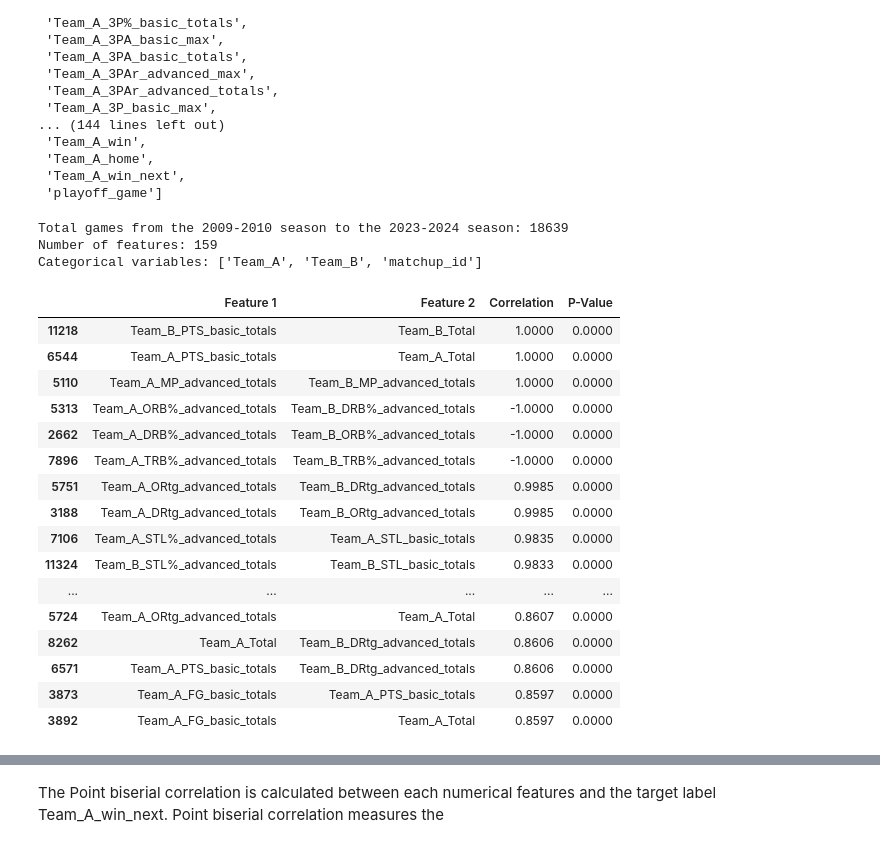
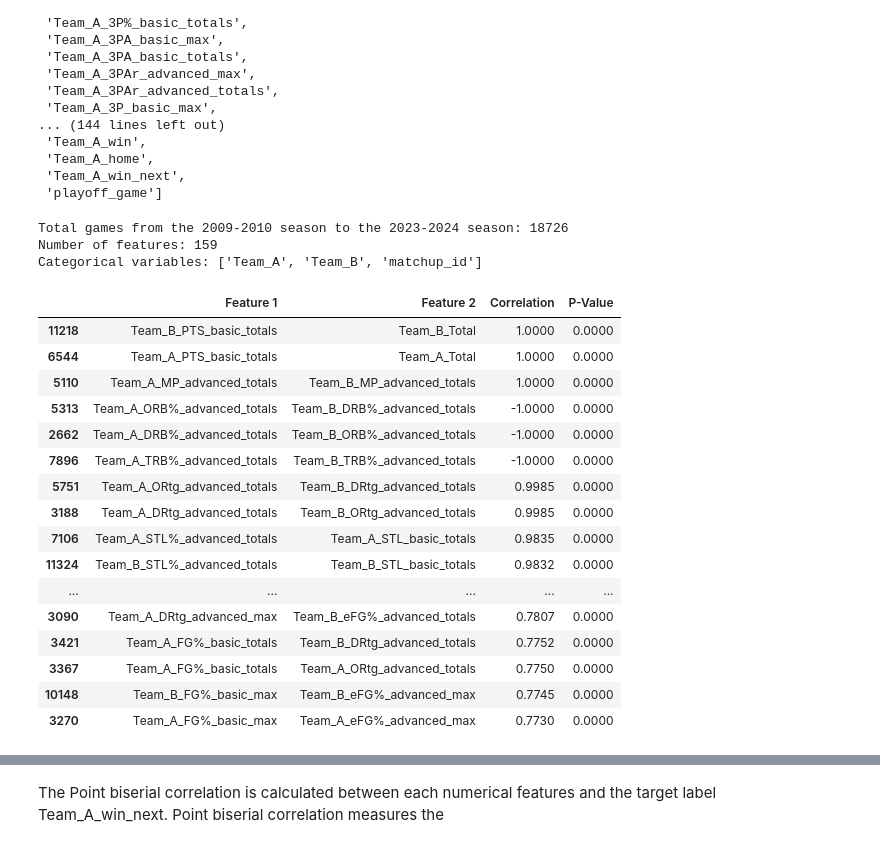
Before and after one commit to sarmad-21/nba_predictive_model, a Jupyter notebook: restructure_and_preprocess.ipynb, the cells around one changed output, grey strips where cells are left out. Saved outputs shown, nothing was run; the diff lists cells and outputs as text; code cells hidden in the pictures.

```diff
--- a/restructure_and_preprocess.ipynb
+++ b/restructure_and_preprocess.ipynb
@@ -44,6 +44,8 @@ df.head(4)
 | 2 | 33.0 | 77.0 | 0.429 | 10.0 | ... |
 | 3 | 35.0 | 85.0 | 0.412 | 4.0 | ... |
 # %%
+df["home_Team"] = df["home_Team"].replace({'NJN': 'BRK', 'NOH': 'NOP', 'CHA': 'CHO'})
+df["away_Team"] = df["away_Team"].replace({'NJN': 'BRK', 'NOH': 'NOP', 'CHA': 'CHO'})
 df["Team_A"] = df.apply(lambda row: min(row["home_Team"], row["away_Team"]), axis=1)
 df["Team_B"] = df.apply(lambda row: max(row["home_Team"], row["away_Team"]), axis=1)
 df["matchup_id"] = df["Team_A"] + "_vs_" + df["Team_B"]
@@ -161,7 +163,7 @@ print(f'Number of features: {num_features}')
 categorical_variables = df.select_dtypes(include=['object', 'category']).columns.tolist()
 print(f'Categorical variables: {categorical_variables}')
 # %% [output]
-Total games from the 2009-2010 season to the 2023-2024 season: 18639
+Total games from the 2009-2010 season to the 2023-2024 season: 18726
 Number of features: 159
 Categorical variables: ['Team_A', 'Team_B', 'matchup_id']
 # %%
@@ -331,38 +333,38 @@ for i in range(n):
             pval_matrix.iloc[i, j] = 0.0
         else:
             r, p = pearsonr(df_explore.iloc[:, i], df_explore.iloc[:, j])
             correlation_matrix.iloc[i, j] = r
             pval_matrix.iloc[i, j] = p
 
 flat_corrs = []
 for i in range(n):
     for j in range(i+1, n):
         r = correlation_matrix.iloc[i, j]
         p = pval_matrix.iloc[i, j]
         f1 = features[i]
         f2 = features[j]
         flat_corrs.append((f1, f2, r, p))
 
 correlation_df = pd.DataFrame(flat_corrs, columns=["Feature 1", "Feature 2", "Correlation", "P-Value"])
 correlation_df = correlation_df.sort_values(by="Correlation", key=abs, ascending=False)
 pd.set_option('display.float_format', lambda x: '%.4f' % x)
 pd.set_option('display.max_rows', None)
-correlation_df.head(50)
+correlation_df.head(100)
 # %% [output]
 |  | Feature 1 | Feature 2 | Correlation | P-Value |
 | 11218 | Team_B_PTS_basic_totals | Team_B_Total | 1.0000 | 0.0000 |
 | 6544 | Team_A_PTS_basic_totals | Team_A_Total | 1.0000 | 0.0000 |
 | 5110 | Team_A_MP_advanced_totals | Team_B_MP_advanced_totals | 1.0000 | 0.0000 |
 | 5313 | Team_A_ORB%_advanced_totals | Team_B_DRB%_advanced_totals | -1.0000 | 0.0000 |
 | 2662 | Team_A_DRB%_advanced_totals | Team_B_ORB%_advanced_totals | -1.0000 | 0.0000 |
 | 7896 | Team_A_TRB%_advanced_totals | Team_B_TRB%_advanced_totals | -1.0000 | 0.0000 |
 | 5751 | Team_A_ORtg_advanced_totals | Team_B_DRtg_advanced_totals | 0.9985 | 0.0000 |
 | 3188 | Team_A_DRtg_advanced_totals | Team_B_ORtg_advanced_totals | 0.9985 | 0.0000 |
 | 7106 | Team_A_STL%_advanced_totals | Team_A_STL_basic_totals | 0.9835 | 0.0000 |
-| 11324 | Team_B_STL%_advanced_totals | Team_B_STL_basic_totals | 0.9833 | 0.0000 |
+| 11324 | Team_B_STL%_advanced_totals | Team_B_STL_basic_totals | 0.9832 | 0.0000 |
 | ... | ... | ... | ... | ... |
-| 5724 | Team_A_ORtg_advanced_totals | Team_A_Total | 0.8607 | 0.0000 |
-| 8262 | Team_A_Total | Team_B_DRtg_advanced_totals | 0.8606 | 0.0000 |
-| 6571 | Team_A_PTS_basic_totals | Team_B_DRtg_advanced_totals | 0.8606 | 0.0000 |
-| 3873 | Team_A_FG_basic_totals | Team_A_PTS_basic_totals | 0.8597 | 0.0000 |
-| 3892 | Team_A_FG_basic_totals | Team_A_Total | 0.8597 | 0.0000 |
+| 3090 | Team_A_DRtg_advanced_max | Team_B_eFG%_advanced_totals | 0.7807 | 0.0000 |
+| 3421 | Team_A_FG%_basic_totals | Team_B_DRtg_advanced_totals | 0.7752 | 0.0000 |
+| 3367 | Team_A_FG%_basic_totals | Team_A_ORtg_advanced_totals | 0.7750 | 0.0000 |
+| 10148 | Team_B_FG%_basic_max | Team_B_eFG%_advanced_max | 0.7745 | 0.0000 |
+| 3270 | Team_A_FG%_basic_max | Team_A_eFG%_advanced_max | 0.7730 | 0.0000 |
```
Also changed, not shown: parts of 17 cells of this notebook.
